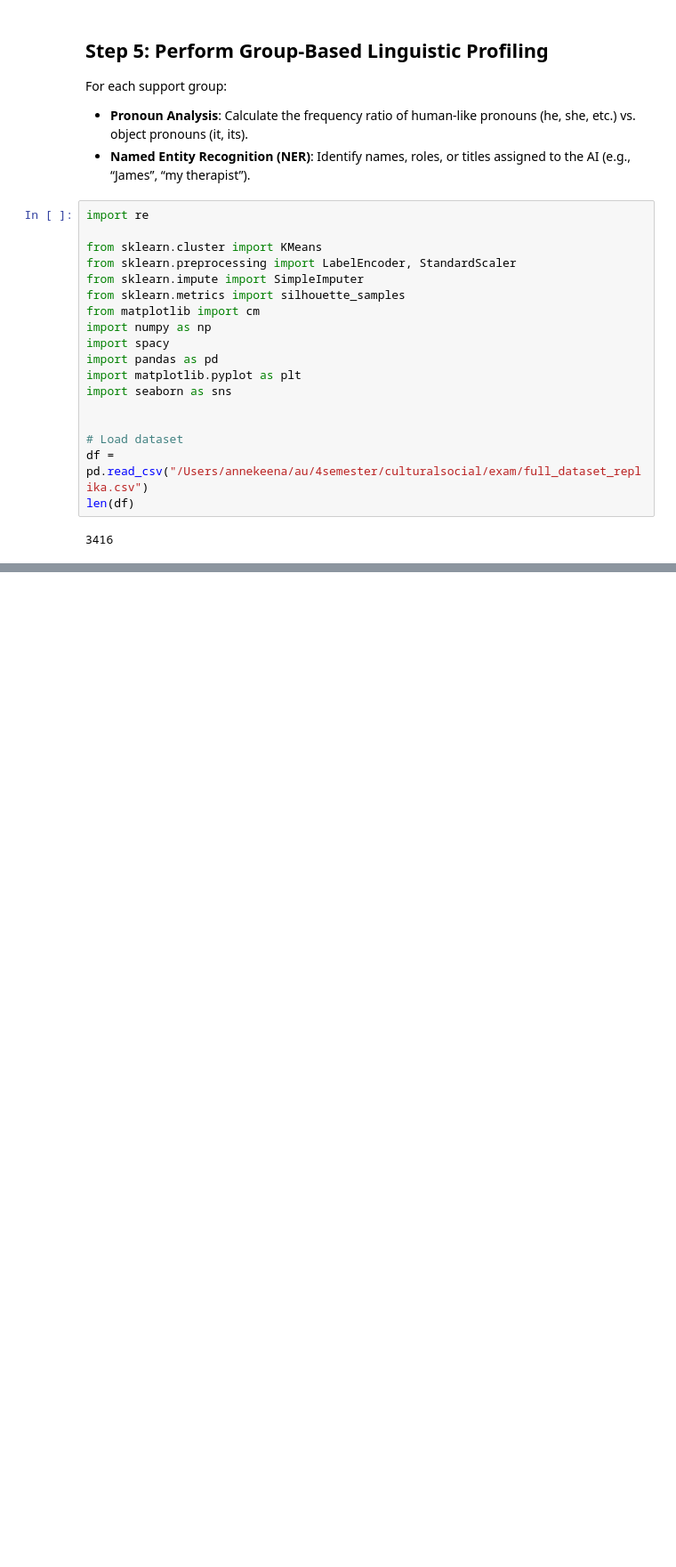
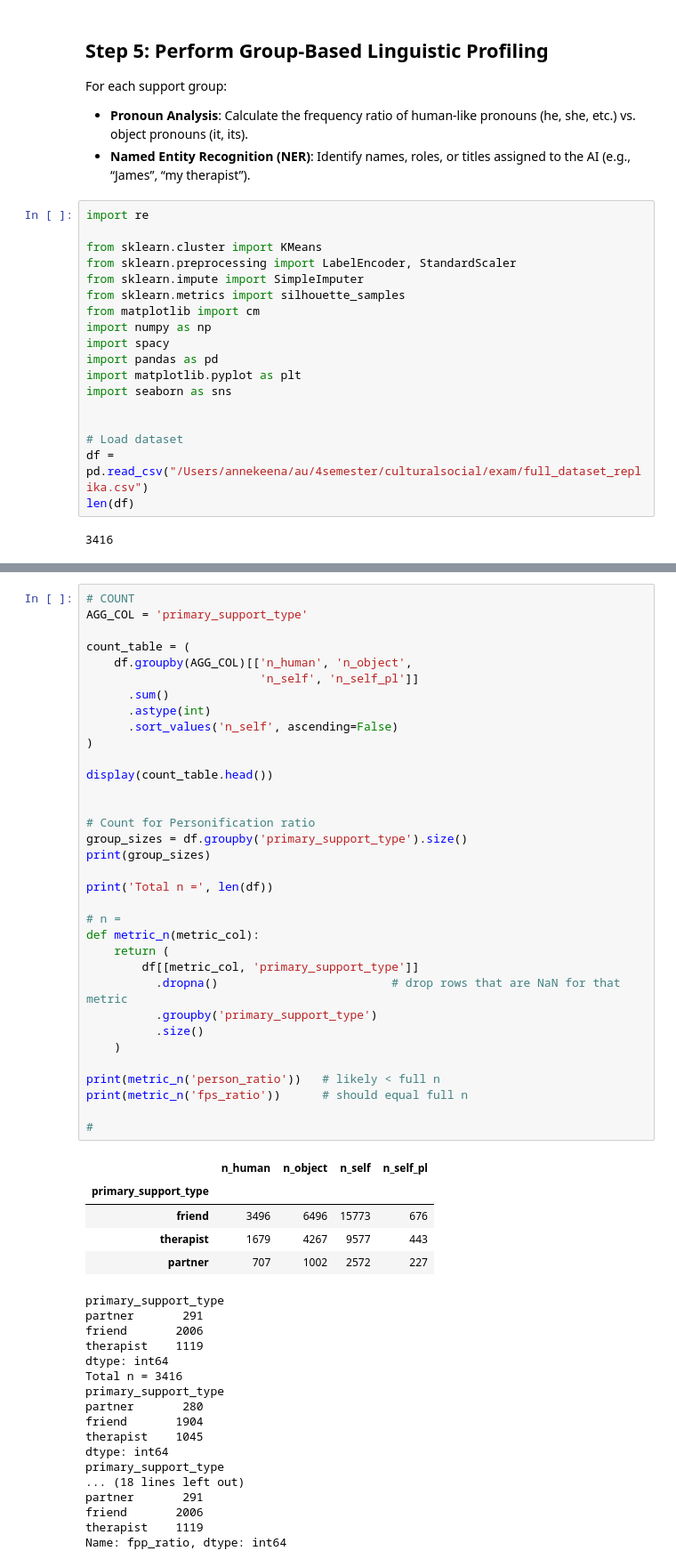
Before and after one commit to ankee07/SocKult25, a Jupyter notebook: Anne/pronoun_NER.ipynb, the cells around one changed output, grey strips where cells are left out. Shown at 89% size. Saved outputs shown, nothing was run; the diff lists cells and outputs as text; blank space fills up the shorter version.

```diff
--- a/Anne/pronoun_NER.ipynb
+++ b/Anne/pronoun_NER.ipynb
@@ -311,0 +207,57 @@ partner therapist  -0.0021 0.6801 -0.0081  0.0039  False
+# %%
+# COUNT
+AGG_COL = 'primary_support_type'
+
+count_table = (
+    df.groupby(AGG_COL)[['n_human', 'n_object',
+                         'n_self', 'n_self_pl']]
+      .sum()
+      .astype(int)
+      .sort_values('n_self', ascending=False)
+)
+
+display(count_table.head())
+
+
+# Count for Personification ratio
+group_sizes = df.groupby('primary_support_type').size()
+print(group_sizes)
+
+print('Total n =', len(df))
+
+# n =
+def metric_n(metric_col):
+    return (
+        df[[metric_col, 'primary_support_type']]
+          .dropna()                         # drop rows that are NaN for that metric
+          .groupby('primary_support_type')
+          .size()
+    )
+
+print(metric_n('person_ratio'))   # likely < full n
+print(metric_n('fps_ratio'))      # should equal full n
+
+#
+# %% [output]
+|  | n_human | n_object | n_self | n_self_pl |
+| primary_support_type |  |  |  |  |
+| friend | 3496 | 6496 | 15773 | 676 |
+| therapist | 1679 | 4267 | 9577 | 443 |
+| partner | 707 | 1002 | 2572 | 227 |
+primary_support_type
+partner       291
+friend       2006
+therapist    1119
+dtype: int64
+Total n = 3416
+primary_support_type
+partner       280
+friend       1904
+therapist    1045
+dtype: int64
+primary_support_type
+... (18 lines left out)
+partner       291
+friend       2006
+therapist    1119
+Name: fpp_ratio, dtype: int64
```
Also changed, not shown: parts of 28 cells of this notebook.
